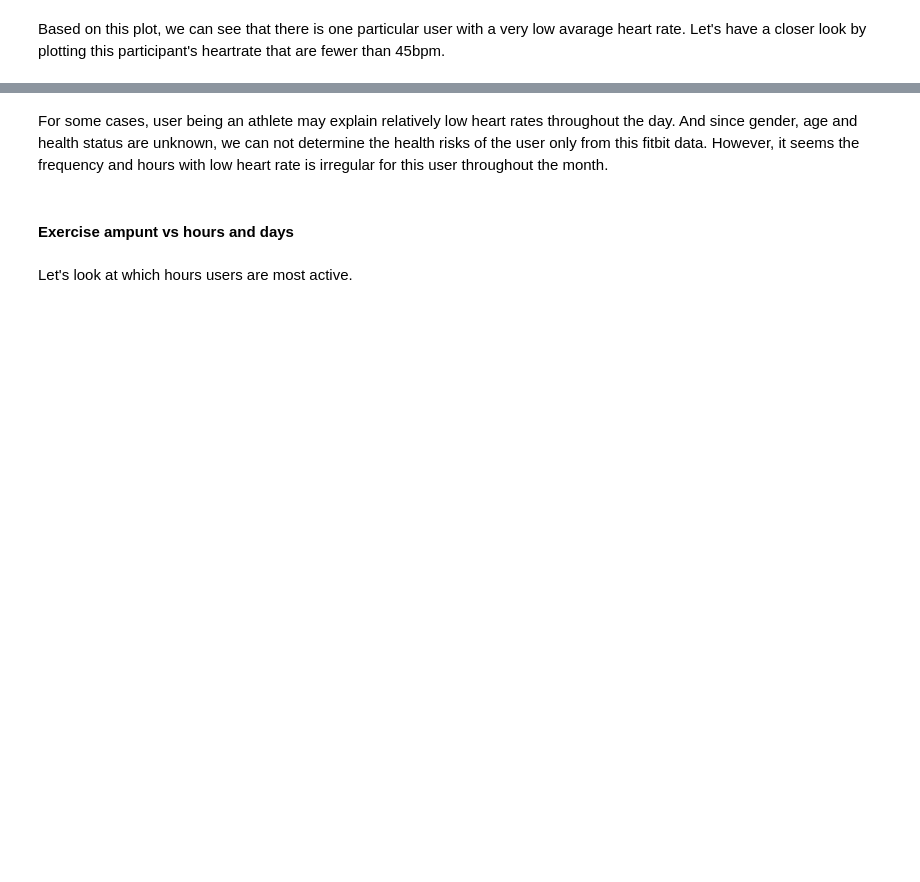
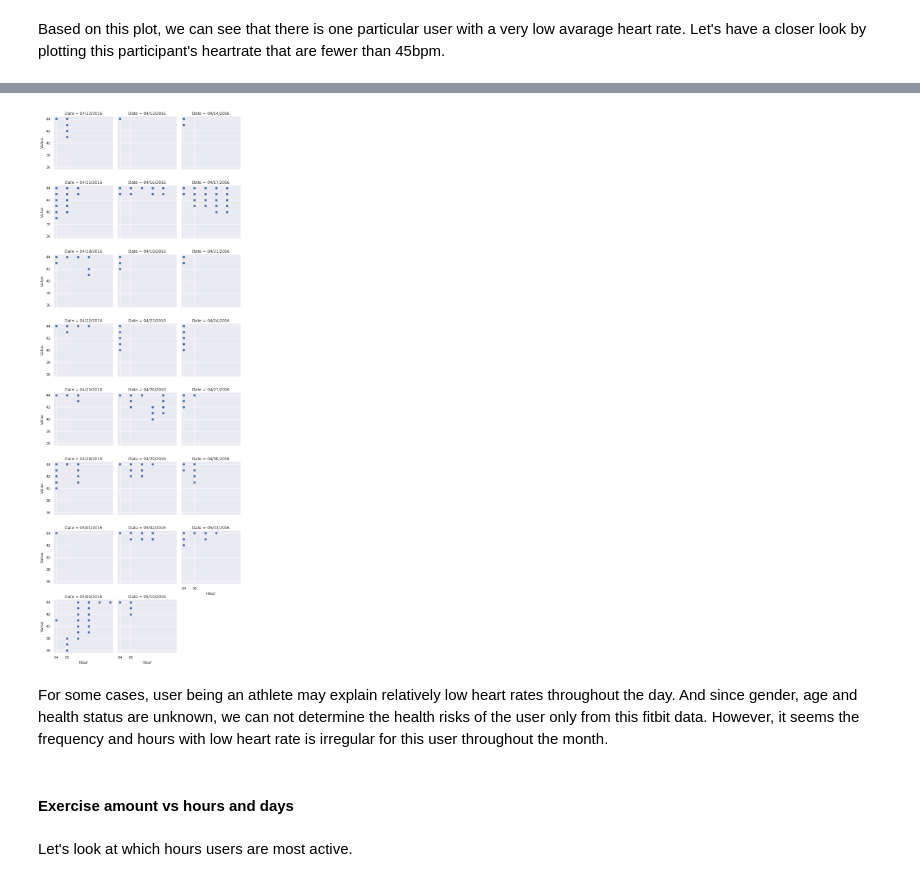
Before and after one commit to onderakacik/FitbitAnalysis, a Jupyter notebook: Final_Project.ipynb, the cells around one changed output, grey strips where cells are left out. Saved outputs shown, nothing was run; the diff lists cells and outputs as text; code cells hidden in the pictures; blank space fills up the shorter version.

Commit message:
fix hours index

```diff
--- a/Final_Project.ipynb
+++ b/Final_Project.ipynb
@@ -546,13 +571,15 @@ df_heart_rate.iloc[df_heart_rate['Value'].idxmin()]
 # %%
 low_heart_rate_user = df_heart_rate[(df_heart_rate["Value"] < 45) & (df_heart_rate["Id"] == 5577150313)]
 
 graph = sns.FacetGrid(low_heart_rate_user, col ="Date", col_wrap=3).add_legend()
-graph.map(plt.scatter, "Hours", "Value")
+graph.map(plt.scatter, "Hour", "Value")
 plt.show()
+# %% [output]
+[figure, added]
 # %% [markdown]
 For some cases, user being an athlete may explain relatively low heart rates throughout the day. And since gender, age and health status are unknown, we can not determine the health risks of the user only from this fitbit data. However, it seems the frequency and hours with low heart rate is irregular for this user throughout the month.
 # %% [markdown]
-#### Exercise ampunt vs hours and days
+#### Exercise amount vs hours and days
 # %% [markdown]
 Let's look at which hours users are most active.
 # %%
```
Also changed, not shown: parts of 12 cells of this notebook.
